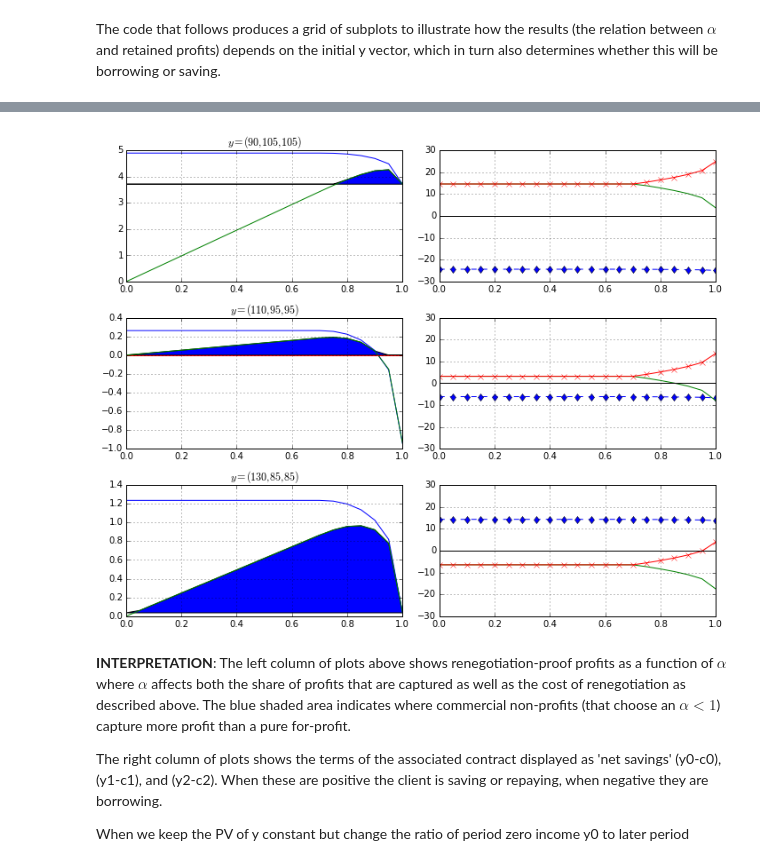
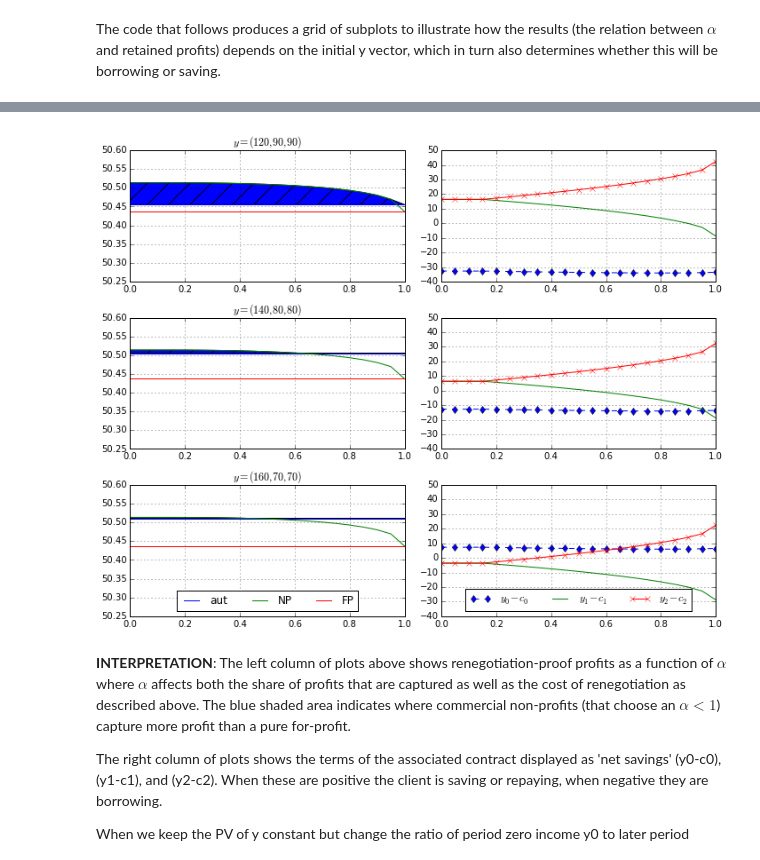
Before and after one commit to jhconning/renegotiation, a Jupyter notebook: py/competitive.ipynb, the cells around one changed output, grey strips where cells are left out. Saved outputs shown, nothing was run; the diff lists cells and outputs as text; code cells hidden in the pictures.

```diff
--- a/py/competitive.ipynb
+++ b/py/competitive.ipynb
@@ -56,6 +56,7 @@ import numpy as np
 from scipy.optimize import minimize
 import matplotlib.pyplot as plt
 plt.rcParams["figure.figsize"] = (10, 8)
+plt.rcParams['axes.formatter.useoffset'] = 'False'
 np.set_printoptions(precision=2)    # array printing format
 # %% [markdown]
 Now the definition of the Contract class.
@@ -116,8 +117,8 @@ The first constraint is the period 0 self's participation constraint and the sec
 # %% [markdown]
 Let's create an object instance which we will call cM, printout the parameters associated with this instance and then run a few checks to make sure the cM.reneg function works right:
 # %%
-cC = Contract.Competitive(beta = 0.6)
-cC.rho = 0.75
-cC.y = [60,120,120]
+cC = Contract.Competitive(beta = 0.5)
+cC.rho = 0.95
+cC.y = [80,110,110]
 cC.print_params()
 # %% [output]
@@ -424,10 +437,10 @@ plt.gca().spines['bottom'].set_position(('data',0))
 # %%
-print("alpha      c0     c1    c2        profit = (y0-cMRP0) + (y1-cMRP1) + (y2-cMRP2)")
-print("-"*79)
-for i,a in enumerate(alphs):
-    print("{:5.2f}:   {:6.2f} {:6.2f} {:5.2f},   {:8.2f} = {:8.2f}   + {:8.2f}   + {:8.2f}   "
-          .format(a, cMRP[0,i], cMRP[1,i], cMRP[2,i],profitRP[i],y[0]-cMRP[0,i],y[1]-cMRP[1,i],y[2]-cMRP[2,i],))
-print()
+#print("alpha      c0     c1    c2        profit = (y0-cMRP0) + (y1-cMRP1) + (y2-cMRP2)")
+#print("-"*79)
+#for i,a in enumerate(alphs):
+#    print("{:5.2f}:   {:6.2f} {:6.2f} {:5.2f},   {:8.2f} = {:8.2f}   + {:8.2f}   + {:8.2f}   "
+#          .format(a, cMRP[0,i], cMRP[1,i], cMRP[2,i],profitRP[i],y[0]-cMRP[0,i],y[1]-cMRP[1,i],y[2]-cMRP[2,i],))
+#print()
 # %% [output]
 alpha      c0     c1    c2        profit = (y0-cMRP0) + (y1-cMRP1) + (y2-cMRP2)
 -------------------------------------------------------------------------------
@@ -451,11 +467,11 @@ The code that follows produces a grid of subplots to illustrate how the results
 # %%
-print("Left: captured profits (shaded = NP dominates). Right: net saving in each period as function of α :")
+print("Left: present discounted U (shaded = NP dominates). Right: net saving in each period as function of α :")
 num_pts  = 21
 alphs    = np.linspace(0,1,num_pts)       # iterate over different alphas
-C        = 4*(np.ones(num_pts)-alphs)     # h(alpha)/alpha  or cost of renegotiaton
-cMRP     = np.zeros((3,num_pts))             # to store (c0,c1,c2) for each alpha
-profitRP = np.zeros(num_pts)
-NprofitRP= np.zeros(num_pts)
+HA        = 10*(np.ones(num_pts)-alphs)     # h(alpha)/alpha  or cost of renegotiaton
+cCRP     = np.zeros((3,num_pts))             # to store (c0,c1,c2) for each alpha
+pvu0RP   = np.zeros(num_pts)  #PVU0 when contracting with alpha=1 firm
+pvu0_aut  = cC.PVU(cC.y,cC.beta)*np.ones(num_pts)
 
 fig, ax = plt.subplots(10,sharex=True)
 numy0 = 3     # rows of subplots
@@ -463,39 +479,53 @@ ax = plt.subplot(numy0,2,1)
 
 # Vary y contracts (maintaining PV at 300 in zero interest rate setting)
 for j in range(1, numy0 + 1):
-    y0 = 70 + j*20
+    y0 = 100 + j*20
     y = np.array([y0,100,100])
     y = np.array([y0,(300-y0)/2,(300-y0)/2])
+    cC.y = y
+    pvu0_aut  = cC.PVU(cC.y,cC.beta)*np.ones(num_pts)
 
     ax1 = plt.subplot(numy0, 2, j*2-1, sharex=ax)
     for i in range(0, num_pts):
-        cM.kappa = C[i]             # change reneg cost
-        cM.y = y
-        cMRP[:,i]    = cM.reneg_proof().x
-        cM.guess     = cMRP[:,i]         # store sol as guess for next search
-        profitRP[i]  = cM.profit(cMRP[:,i], y)
-        NprofitRP[i] = alphs[i]*cM.profit(cMRP[:,i], y)
-       #print("alph:{0:4.2f} profitRP:{1:5.2f} ".format(alphs[i],cM.profit(cMRP[:,i],y)))
+        cC.kappa = HA[i]             # change reneg cost
 
-    #ax.set_ylim([0, cM.profit(cMF,y)*1.2])
+        cCRP[:,i]    = cC.reneg_proof().x
+        cC.guess     = cCRP[:,i]         # store sol as guess for next search
+        pvu0RP[i] = cC.PVU(cCRP[:,i],cC.beta)
 
-    profitRP_full = profitRP[num_pts-1]*np.ones(num_pts)
+    #last entry is 'pure profit' pvu0RP[-1]
+    #pvu0RP_pure = pvu0RP[-1]
+
+    pvu0RP_full = pvu0RP[-1]*np.ones(num_pts)
+
+    # I HAVE NOT YET AUTOMATED THE AXIS BOUNDS
+    pumin =  min(pvu0RP[-1],min(pvu0_aut))
+    pumax = max(pvu0RP)
+    ax1.set_ylim([50.25, 50.6])
+    print(y,pumin,pumax,min(pvu0_aut),pvu0RP[-1])
+    print("cCF : ",cCF)
+
+    pvu0RP_full = pvu0RP[-1]*np.ones(num_pts)
     ax1.set_title(r'$y=( %2.0f, %2.0f, %2.0f)$' %(y0,y[1],y[2]))
-    ax1.plot(alphs, profitRP)
-    ax1.plot(alphs, NprofitRP)
-    ax1.fill_between(alphs, np.fmax(NprofitRP, np.fmax(np.zeros(num_pts),profitRP_full)), np.fmax(profitRP_full,np.zeros(num_pts)))
-    ax1.plot(alphs, np.zeros(num_pts))
+    ax1.plot(alphs, pvu0_aut,label='aut')
+    ax1.plot(alphs, pvu0RP,label='NP')
+    ax1.plot(alphs, pvu0RP_full,label='FP')
+    ax1.fill_between(alphs, np.fmax(pvu0RP,pvu0_aut), pvu0_aut,hatch='/')
     plt.grid()
 
-    ax2 = plt.subplot(numy0,2,j*2,sharex=ax, sharey=ax)    # Plot contract terms in right column plot
+    ax2 = plt.subplot(numy0,2,j*2, sharex=ax, sharey=ax)    # Plot contract terms in right column plot
     #ax1.set_ylim([0, 25])
-    ax2.plot(alphs, y0 - cMRP[0,:],"d--")
-    ax2.plot(alphs, y[1] - cMRP[1,:])
-    ax2.plot(alphs, y[2] - cMRP[2,:],"x-")
-    ax2.axhline(y=0, color ='k')
+    ax2.plot(alphs, y0 - cCRP[0,:],"d--",label='$y_0-c_0$')
+    ax2.plot(alphs, y[1] - cCRP[1,:],label='$y_1-c_1$')
+    ax2.plot(alphs, y[2] - cCRP[2,:],"x-",label='$y_2-c_2$')
+    #ax2.axhline(y=0, color ='k')
     #ax2.plot(alphs, y[0]*np.ones(num_pts))
     #ax2.plot(alphs, y[1]*np.ones(num_pts))
     plt.grid()
+ax1.legend(loc='lower center', fancybox=None, ncol=5)
+ax2.legend(loc='lower center', fancybox=None, ncol=5)
 plt.tight_layout()
+
+plt.savefig('figs\Comp_excl.pdf', format='pdf')
 plt.show()
 # %% [output]
@@ -503,4 +539,4 @@ Left: captured profits (shaded = NP dominates). Right: net saving in each period
-[figure, old version]
+[figure, new version]
 # %%
 plt.close('all')
 # %% [markdown]
```
Also changed, not shown: parts of 24 cells of this notebook, 4 other files.
